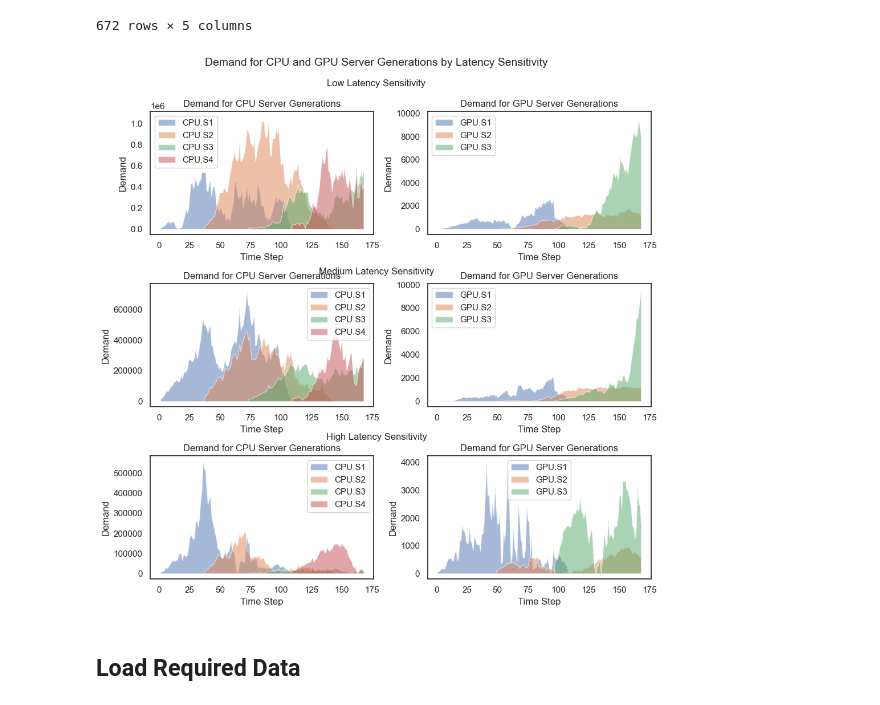
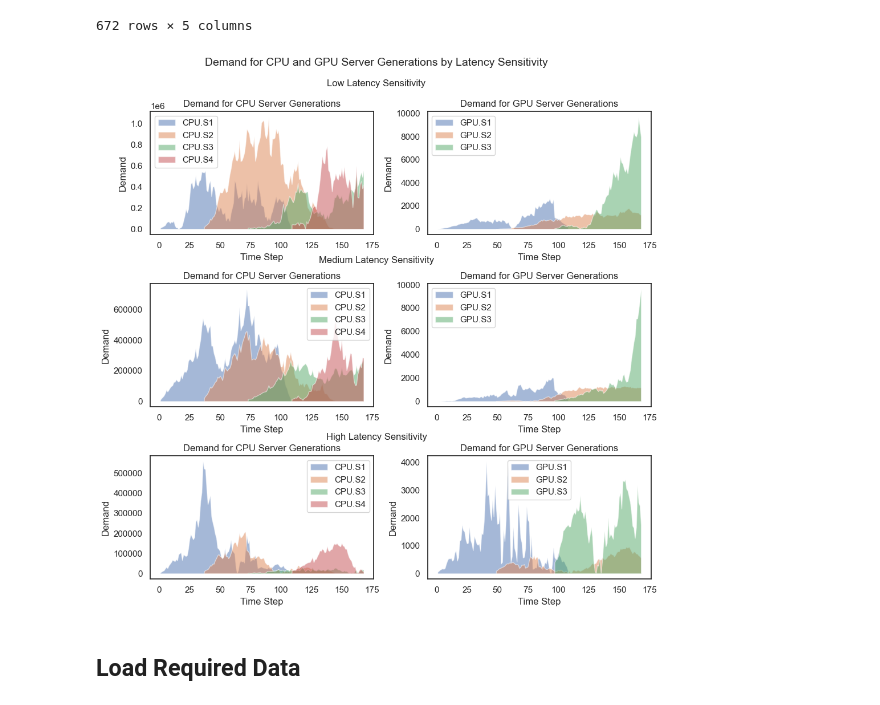
Before and after one commit to Tayerquach/data_center_operations, a Jupyter notebook: Data_center_operation_part1.ipynb, the cells around one changed output. Cells and saved outputs as stored; diff of their text form; code cells hidden in the pictures.

Commit message:
Add more figures

```diff
--- a/Data_center_operation_part1.ipynb
+++ b/Data_center_operation_part1.ipynb
@@ -315,35 +320,37 @@ fig, axes = plt.subplots(3, 2, figsize=(10, 10))
 fig.suptitle('Demand for CPU and GPU Server Generations by Latency Sensitivity', fontsize=14)
 
 # Plotting function for area plots
 def plot_area(ax, data, latency_column, title):
     for server_type in data['server_generation'].unique():
         server_data = data[data['server_generation'] == server_type]
         ax.fill_between(server_data['time_step'], server_data[latency_column], label=server_type, alpha=0.5)
     ax.set_title(title)
     ax.set_xlabel('Time Step')
     ax.set_ylabel('Demand')
     ax.legend()
 
 # Plotting for Low Latency Sensitivity
 plot_area(axes[0, 0], cpu_df, 'low', 'Demand for CPU Server Generations')
 plot_area(axes[0, 1], gpu_df, 'low', 'Demand for GPU Server Generations')
 fig.text(0.5, 0.93, 'Low Latency Sensitivity', ha='center', fontsize=12)
 
 # Plotting for Medium Latency Sensitivity
 plot_area(axes[1, 0], cpu_df, 'medium', 'Demand for CPU Server Generations')
 plot_area(axes[1, 1], gpu_df, 'medium', 'Demand for GPU Server Generations')
-fig.text(0.5, 0.60, 'Medium Latency Sensitivity', ha='center', fontsize=12)
+fig.text(0.5, 0.62, 'Medium Latency Sensitivity', ha='center', fontsize=12)
 
 # Plotting for High Latency Sensitivity
 plot_area(axes[2, 0], cpu_df, 'high', 'Demand for CPU Server Generations')
 plot_area(axes[2, 1], gpu_df, 'high', 'Demand for GPU Server Generations')
 fig.text(0.5, 0.31, 'High Latency Sensitivity', ha='center', fontsize=12)
 
 # Adjust layout and display
 plt.tight_layout(rect=[0, 0, 1, 0.96])
+# Save the figure as a JPG file
+plt.savefig('photo/demand_analysis.jpg')
 plt.show()
 # %% [output]
-[figure, old version]
+[figure, new version]
 # %% [markdown]
 ## Load Required Data
 # %% [markdown]
```
Also changed, not shown: parts of 4 cells of this notebook.
